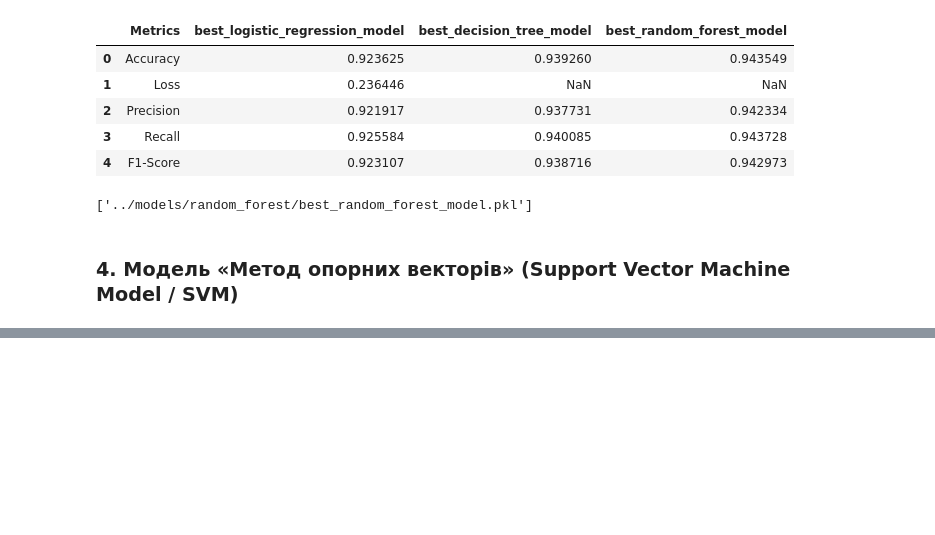
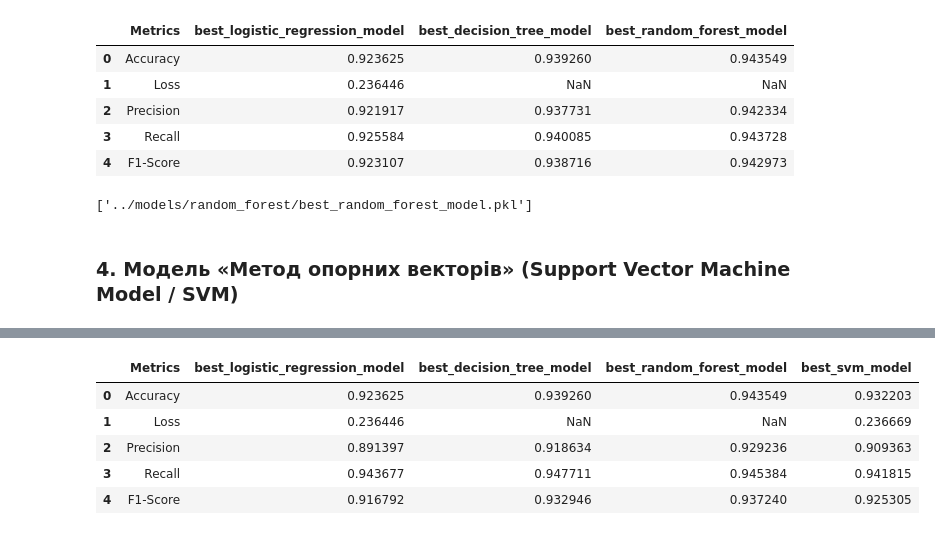
Before and after one commit to MaksimDar/telecom-churn-prediction, a Jupyter notebook: notebooks/02_model_training.ipynb, the cells around one changed output, grey strips where cells are left out. Drawn from its saved outputs; the diff is of its cells as text; code cells hidden in the pictures; blank space fills up the shorter version.

```diff
--- a/notebooks/02_model_training.ipynb
+++ b/notebooks/02_model_training.ipynb
@@ -623,0 +650,15 @@ print('Найкраща модель «випадкового лісу»: ', bes
+# %%
+precision_no_churn_svm = class_report_svm['0']['precision']
+recall_no_churn_svm = class_report_svm['0']['recall']
+f1_no_churn_svm = class_report_svm['0']['f1-score']
+
+final_comparison_no_churn_df['best_svm_model'] = [acc_svm,loss_svm,precision_no_churn_svm,recall_no_churn_svm,
+                                                                             f1_no_churn_svm]
+final_comparison_no_churn_df
+# %% [output]
+|  | Metrics | best_logistic_regression_model | best_decision_tree_model | best_random_forest_model | best_svm_model |
+| 0 | Accuracy | 0.923625 | 0.939260 | 0.943549 | 0.932203 |
+| 1 | Loss | 0.236446 | NaN | NaN | 0.236669 |
+| 2 | Precision | 0.891397 | 0.918634 | 0.929236 | 0.909363 |
+| 3 | Recall | 0.943677 | 0.947711 | 0.945384 | 0.941815 |
+| 4 | F1-Score | 0.916792 | 0.932946 | 0.937240 | 0.925305 |
```
Also changed, not shown: parts of 10 cells of this notebook, 4 other files.
